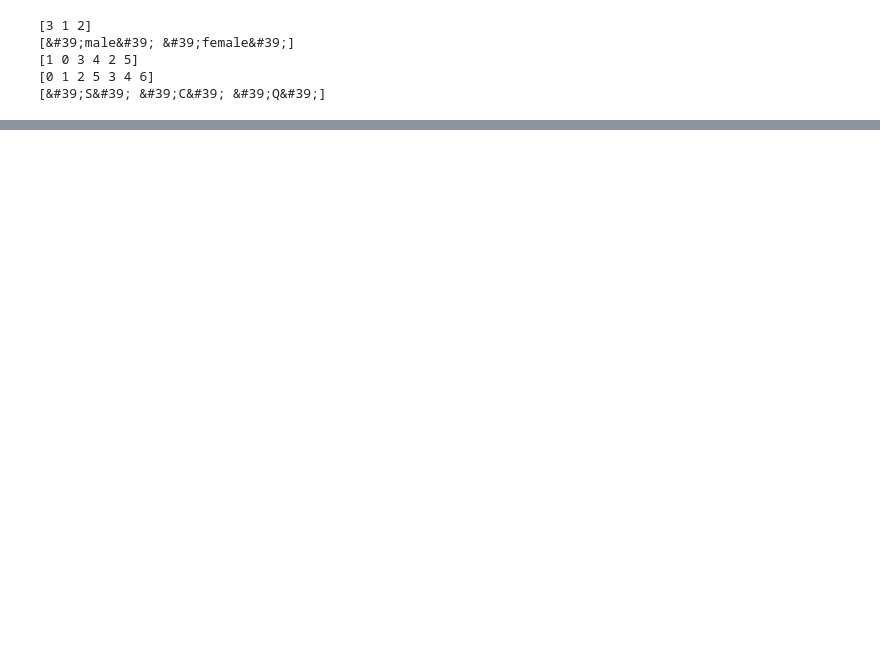
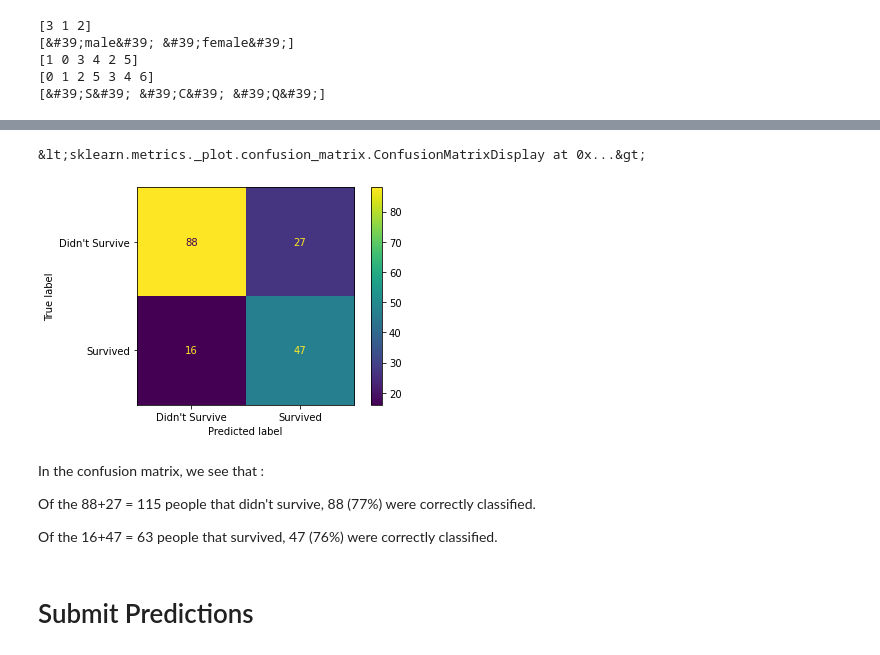
Before and after one commit to PratsNathan/Titanic, a Jupyter notebook: Titanic Data Science.ipynb, the cells around one changed output, grey strips where cells are left out. Drawn from its saved outputs; the diff is of its cells as text; code cells hidden in the pictures; blank space fills up the shorter version.

```diff
--- a/Titanic Data Science.ipynb
+++ b/Titanic Data Science.ipynb
@@ -195,3 +186,16 @@ acc_svm
+# %%
+plot_confusion_matrix(clf_dt,X_test,Y_test,display_labels=["Didn't Survive","Survived"])
+# %% [output]
+&lt;sklearn.metrics._plot.confusion_matrix.ConfusionMatrixDisplay at 0x...&gt;
+[figure, added]
+# %% [markdown]
+In the confusion matrix, we see that :
+
+Of the 88+27 = 115 people that didn't survive, 88 (77%) were correctly classified.
+
+Of the 16+47 =  63 people that survived, 47 (76%) were correctly classified.
+# %% [markdown]
+# Submit Predictions
 # %%
 submission = pd.DataFrame({
         "PassengerId": test["PassengerId"],
```
Also changed, not shown: parts of 13 cells of this notebook.
